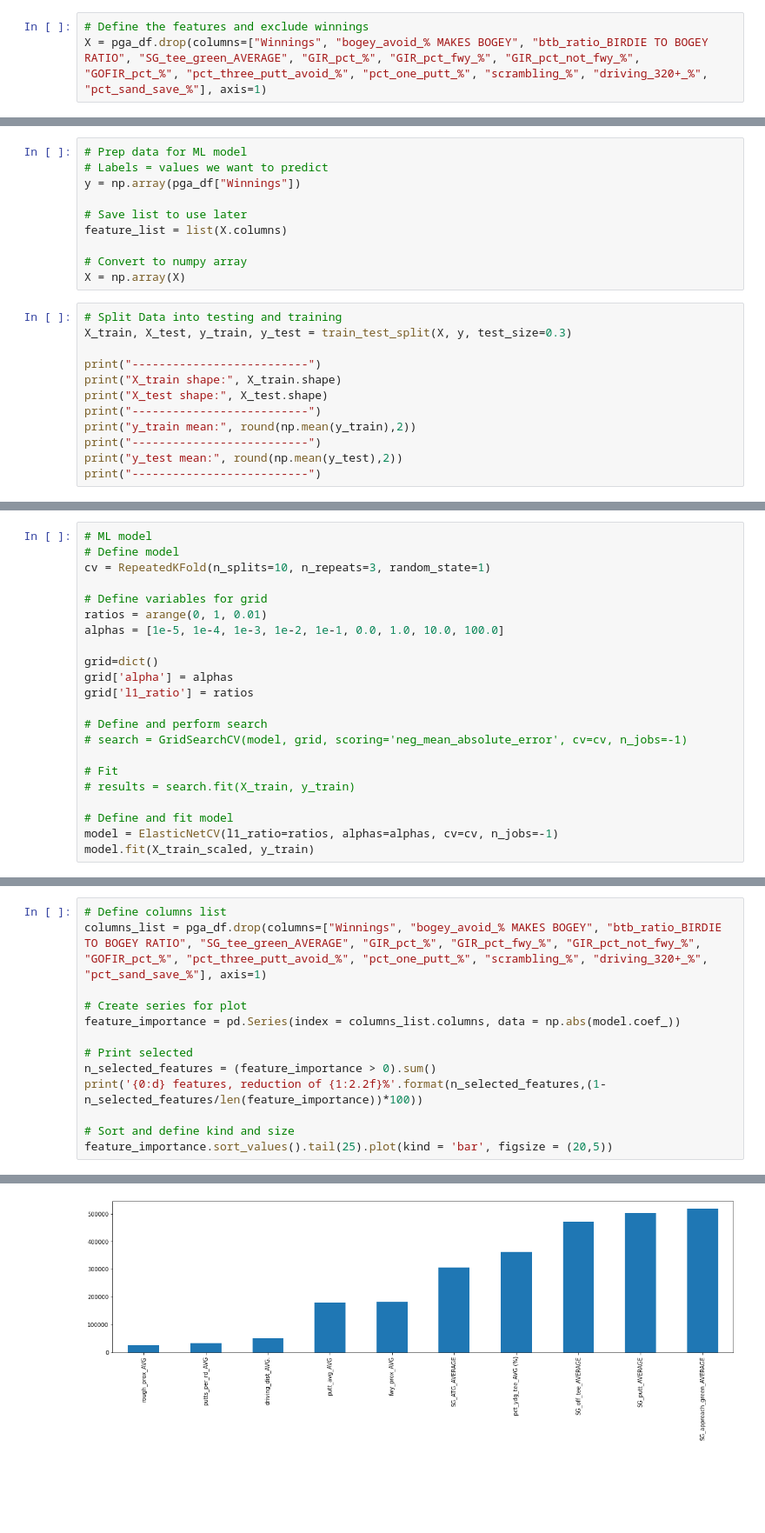
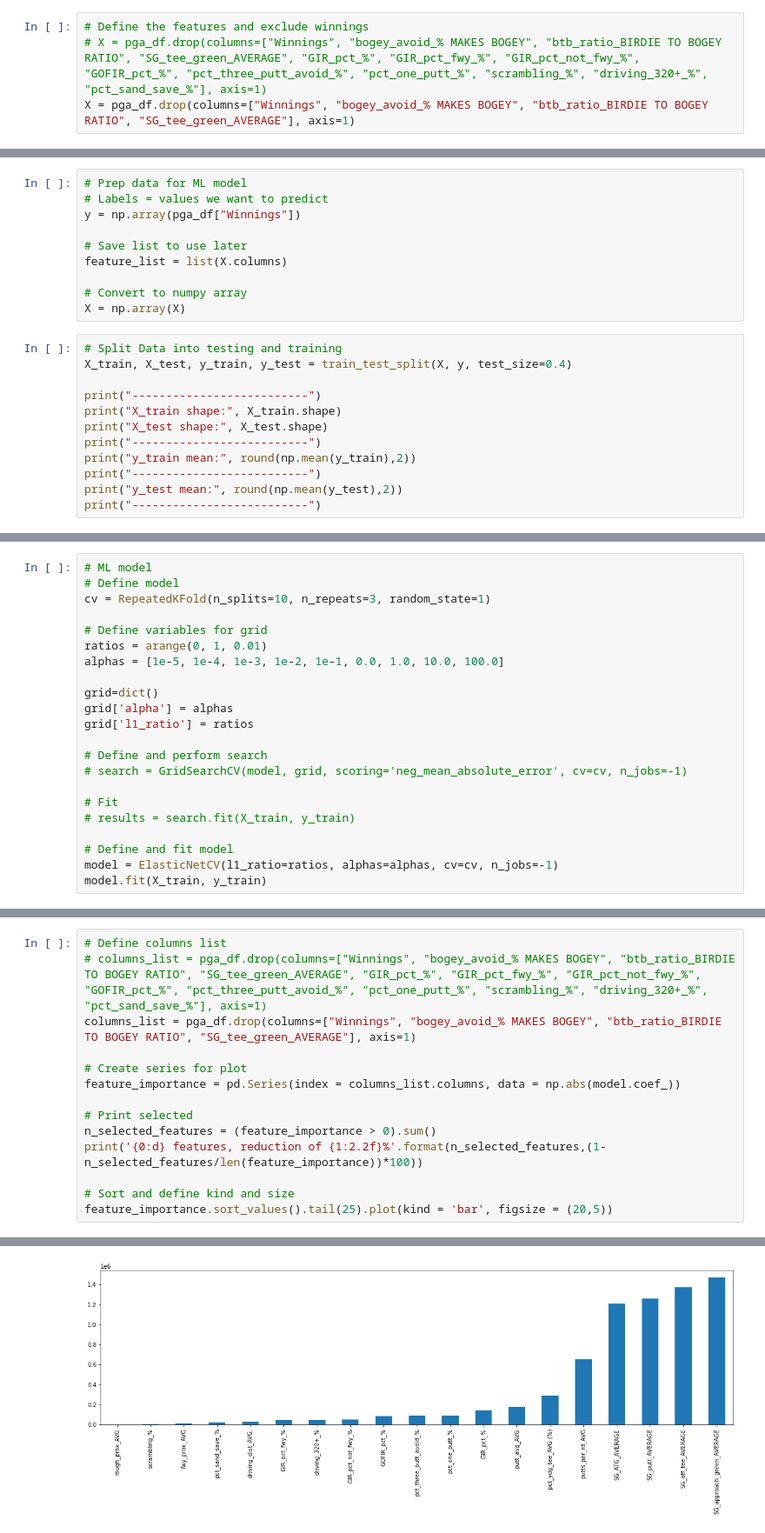
Before and after one commit to joelapsansky/red-team, a Jupyter notebook: supervised_learning_en.ipynb, the cells around one changed output, grey strips where cells are left out. Shown at 87% size. Cells and saved outputs as stored; diff of their text form; blank space fills up the shorter version.

Commit message:
refining ml models and organizing

```diff
--- a/supervised_learning_en.ipynb
+++ b/supervised_learning_en.ipynb
@@ -50,7 +50,8 @@ pga_df
 465 rows × 23 columns
 # %%
 # Define the features and exclude winnings
-X = pga_df.drop(columns=["Winnings", "bogey_avoid_% MAKES BOGEY", "btb_ratio_BIRDIE TO BOGEY RATIO", "SG_tee_green_AVERAGE", "GIR_pct_%", "GIR_pct_fwy_%", "GIR_pct_not_fwy_%", "GOFIR_pct_%", "pct_three_putt_avoid_%", "pct_one_putt_%", "scrambling_%", "driving_320+_%", "pct_sand_save_%"], axis=1)
+# X = pga_df.drop(columns=["Winnings", "bogey_avoid_% MAKES BOGEY", "btb_ratio_BIRDIE TO BOGEY RATIO", "SG_tee_green_AVERAGE", "GIR_pct_%", "GIR_pct_fwy_%", "GIR_pct_not_fwy_%", "GOFIR_pct_%", "pct_three_putt_avoid_%", "pct_one_putt_%", "scrambling_%", "driving_320+_%", "pct_sand_save_%"], axis=1)
+X = pga_df.drop(columns=["Winnings", "bogey_avoid_% MAKES BOGEY", "btb_ratio_BIRDIE TO BOGEY RATIO", "SG_tee_green_AVERAGE"], axis=1)
 # %%
 # Define the target set as Money/ Earning PGA
 y = pga_df[["Winnings"]]
@@ -74,7 +75,7 @@ feature_list = list(X.columns)
 X = np.array(X)
 # %%
 # Split Data into testing and training
-X_train, X_test, y_train, y_test = train_test_split(X, y, test_size=0.3)
+X_train, X_test, y_train, y_test = train_test_split(X, y, test_size=0.4)
 
 print("--------------------------")
 print("X_train shape:", X_train.shape)
@@ -124,5 +125,5 @@ grid['l1_ratio'] = ratios
 
 # Define and fit model
 model = ElasticNetCV(l1_ratio=ratios, alphas=alphas, cv=cv, n_jobs=-1)
-model.fit(X_train_scaled, y_train)
+model.fit(X_train, y_train)
 # %% [output]
@@ -187,6 +187,7 @@ plt.show()
 # %%
 # Define columns list
-columns_list = pga_df.drop(columns=["Winnings", "bogey_avoid_% MAKES BOGEY", "btb_ratio_BIRDIE TO BOGEY RATIO", "SG_tee_green_AVERAGE", "GIR_pct_%", "GIR_pct_fwy_%", "GIR_pct_not_fwy_%", "GOFIR_pct_%", "pct_three_putt_avoid_%", "pct_one_putt_%", "scrambling_%", "driving_320+_%", "pct_sand_save_%"], axis=1)
+# columns_list = pga_df.drop(columns=["Winnings", "bogey_avoid_% MAKES BOGEY", "btb_ratio_BIRDIE TO BOGEY RATIO", "SG_tee_green_AVERAGE", "GIR_pct_%", "GIR_pct_fwy_%", "GIR_pct_not_fwy_%", "GOFIR_pct_%", "pct_three_putt_avoid_%", "pct_one_putt_%", "scrambling_%", "driving_320+_%", "pct_sand_save_%"], axis=1)
+columns_list = pga_df.drop(columns=["Winnings", "bogey_avoid_% MAKES BOGEY", "btb_ratio_BIRDIE TO BOGEY RATIO", "SG_tee_green_AVERAGE"], axis=1)
 
 # Create series for plot
 feature_importance = pd.Series(index = columns_list.columns, data = np.abs(model.coef_))
@@ -202,2 +203,2 @@ feature_importance.sort_values().tail(25).plot(kind = 'bar', figsize = (20,5))
 <AxesSubplot:>
-[figure, old version]
+[figure, new version]
```
Also changed, not shown: parts of 8 cells of this notebook, 9 other files.
